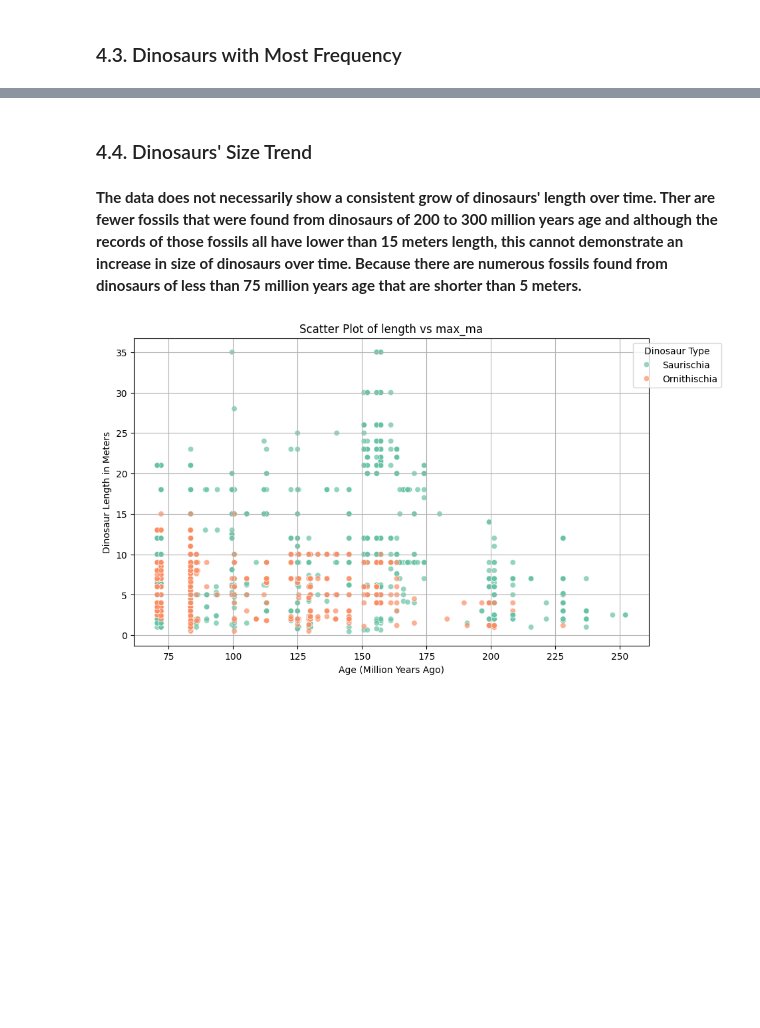
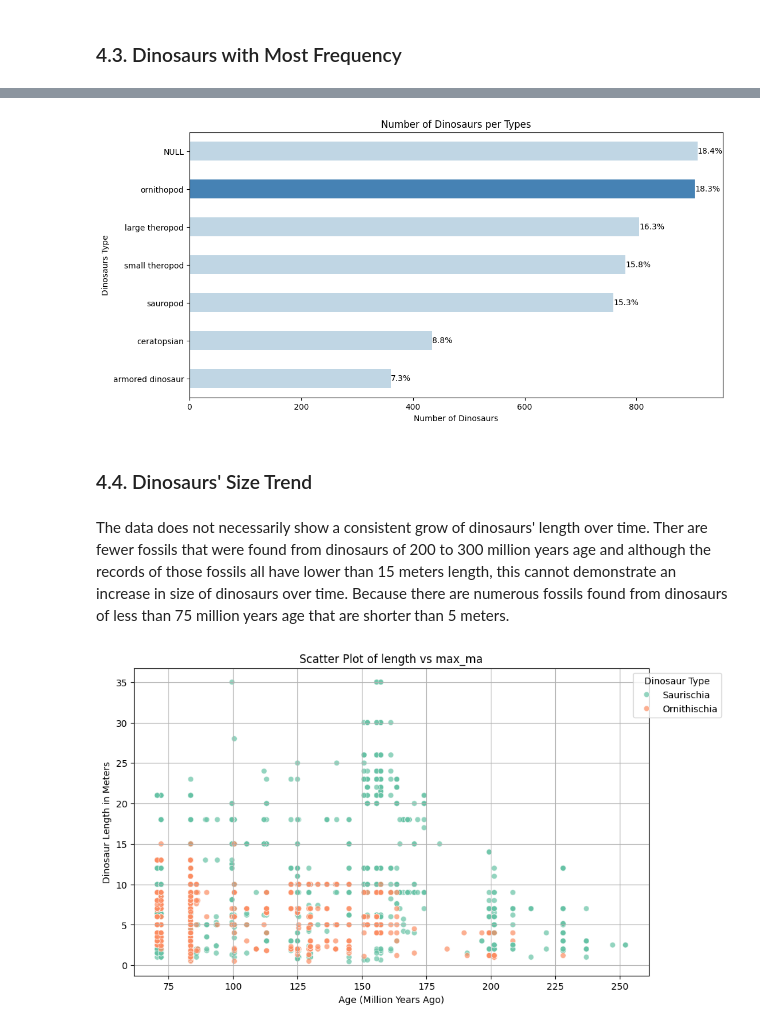
Before and after one commit to jshahna/Dinosaur-Fosil-Record-Insights, a Jupyter notebook: Dinosaurs-fossil-insights.ipynb, the cells around one changed output, grey strips where cells are left out. Saved outputs shown, nothing was run; the diff lists cells and outputs as text; code cells hidden in the pictures; blank space fills up the shorter version.

```diff
--- a/Dinosaurs-fossil-insights.ipynb
+++ b/Dinosaurs-fossil-insights.ipynb
@@ -876,7 +838,36 @@ plt.show()
+# %%
+type_counts = dinosaurs['type'].value_counts()
+type_percentages = (type_counts / type_counts.sum()) * 100
+
+# Identify the type with the highest count (excluding "NULL")
+top_type = type_counts[type_counts.index != 'NULL'].idxmax()
+
+# Create a color list: bold color for the top type, faded for others
+colors = ['#C0D6E4' if type != top_type else 'steelblue' for type in type_counts.index]
+
+# Create a bar chart
+plt.figure(figsize=(12, 6))
+type_counts.plot(kind='barh',color = colors)
+
+# Add titles and labels
+plt.title('Number of Dinosaurs per Types')
+plt.xlabel('Number of Dinosaurs')
+plt.ylabel('Dinosaurs Type')
+
+# Annotate each bar with the percentage of the total count
+for index, (count, percentage) in enumerate(zip(type_counts.values, type_percentages)):
+   plt.text(count + 0.2, index, f'{percentage:.1f}%', va='center', fontsize=10)
+
+# Reverse the y-axis to display the highest count at the top
+plt.gca().invert_yaxis()
+
+plt.show()
+# %% [output]
+[figure, added]
 # %% [markdown]
 ### 4.4. Dinosaurs' Size Trend
 # %% [markdown]
-**The data does not necessarily show a consistent grow of dinosaurs' length over time. Ther are fewer fossils that were found from dinosaurs of 200 to 300 million years age and although the records of those fossils all have lower than 15 meters length, this cannot demonstrate an increase in size of dinosaurs over time. Because there are numerous fossils found from dinosaurs of less than 75 million years age that are shorter than 5 meters.**
+The data does not necessarily show a consistent grow of dinosaurs' length over time. Ther are fewer fossils that were found from dinosaurs of 200 to 300 million years age and although the records of those fossils all have lower than 15 meters length, this cannot demonstrate an increase in size of dinosaurs over time. Because there are numerous fossils found from dinosaurs of less than 75 million years age that are shorter than 5 meters.
 # %%
 import matplotlib.pyplot as plt
 
```
Also changed, not shown: parts of 18 cells of this notebook.
